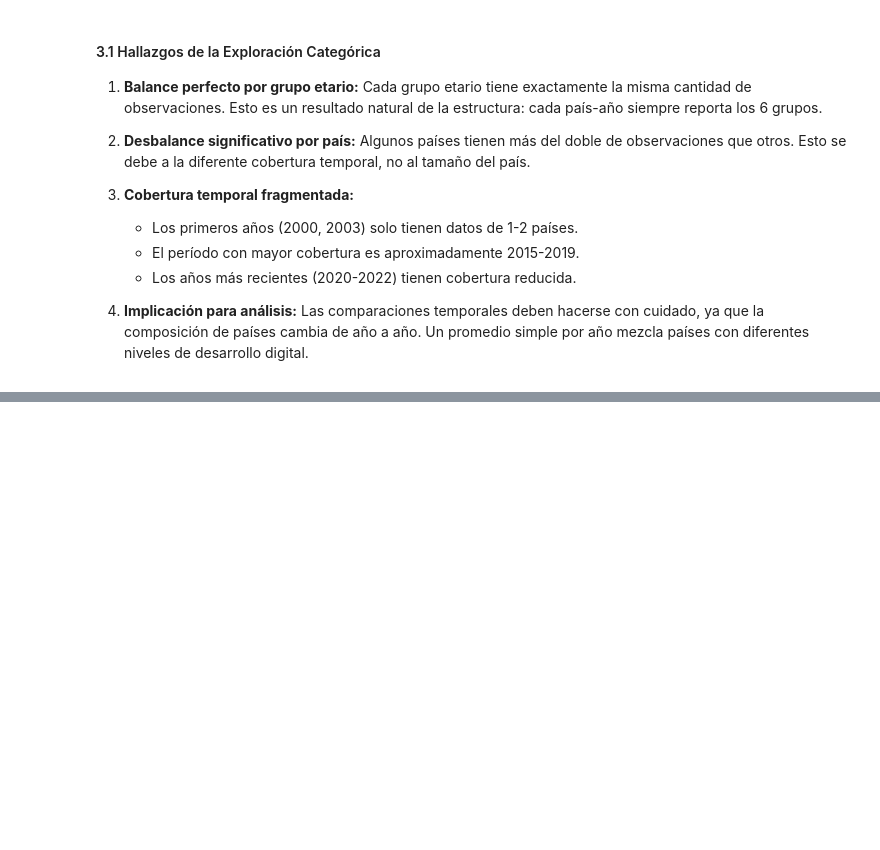
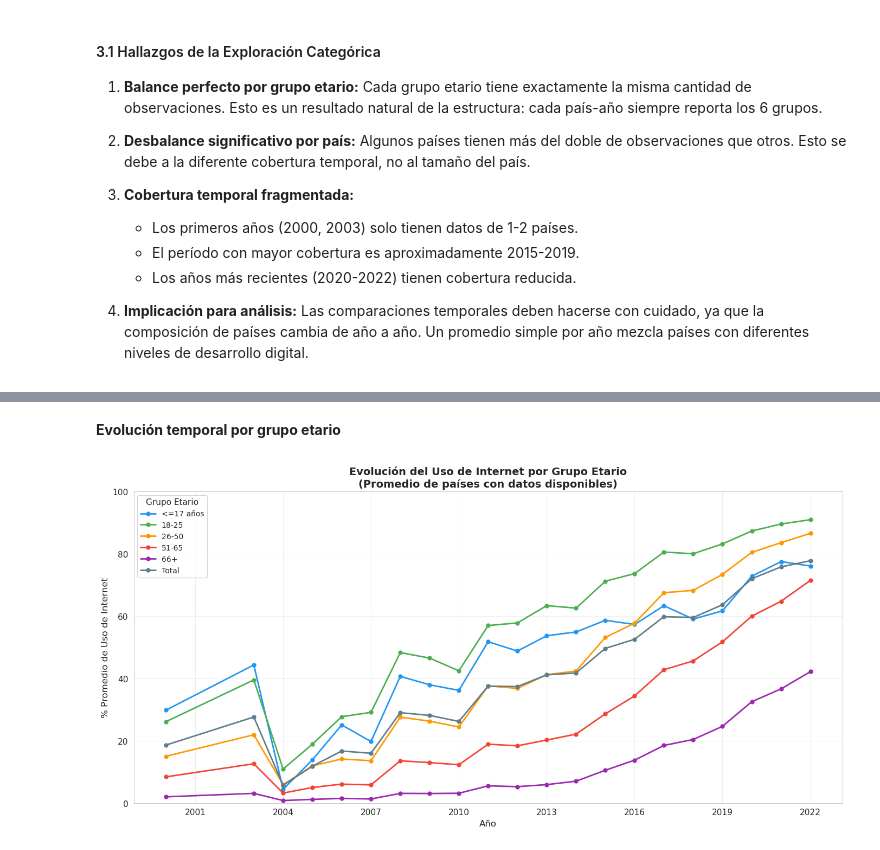
Before and after one commit to Tunchxz/CC3074-Proyecto-Final, a Jupyter notebook: Week-1.ipynb, the cells around one changed output, grey strips where cells are left out. Cells and saved outputs as stored; diff of their text form; code cells hidden in the pictures; blank space fills up the shorter version.

```diff
--- a/Week-1.ipynb
+++ b/Week-1.ipynb
@@ -802,0 +813,24 @@ Resumen temporal por país:
+# %% [markdown]
+**Evolución temporal por grupo etario**
+# %%
+fig, ax = plt.subplots(figsize=(14, 7))
+
+for grupo in ORDEN_EDAD:
+    grupo_data = df[df['Grupos etarios Uso Internet'] == grupo]
+    yearly_mean = grupo_data.groupby('Años__ESTANDAR')['value'].mean()
+    label = ETIQUETAS_CORTAS[grupo]
+    ax.plot(yearly_mean.index, yearly_mean.values, 'o-',
+            color=PALETA_EDAD[grupo], label=label, linewidth=2, markersize=5)
+
+ax.set_xlabel('Año')
+ax.set_ylabel('% Promedio de Uso de Internet')
+ax.set_title('Evolución del Uso de Internet por Grupo Etario\n(Promedio de países con datos disponibles)',
+             fontsize=14, fontweight='bold')
+ax.legend(title='Grupo Etario', loc='upper left', fontsize=10)
+ax.xaxis.set_major_locator(MaxNLocator(integer=True))
+ax.set_ylim(0, 100)
+ax.grid(True, alpha=0.3)
+plt.tight_layout()
+plt.show()
+# %% [output]
+[figure, added]
```
Also changed, not shown: parts of 18 cells of this notebook.
